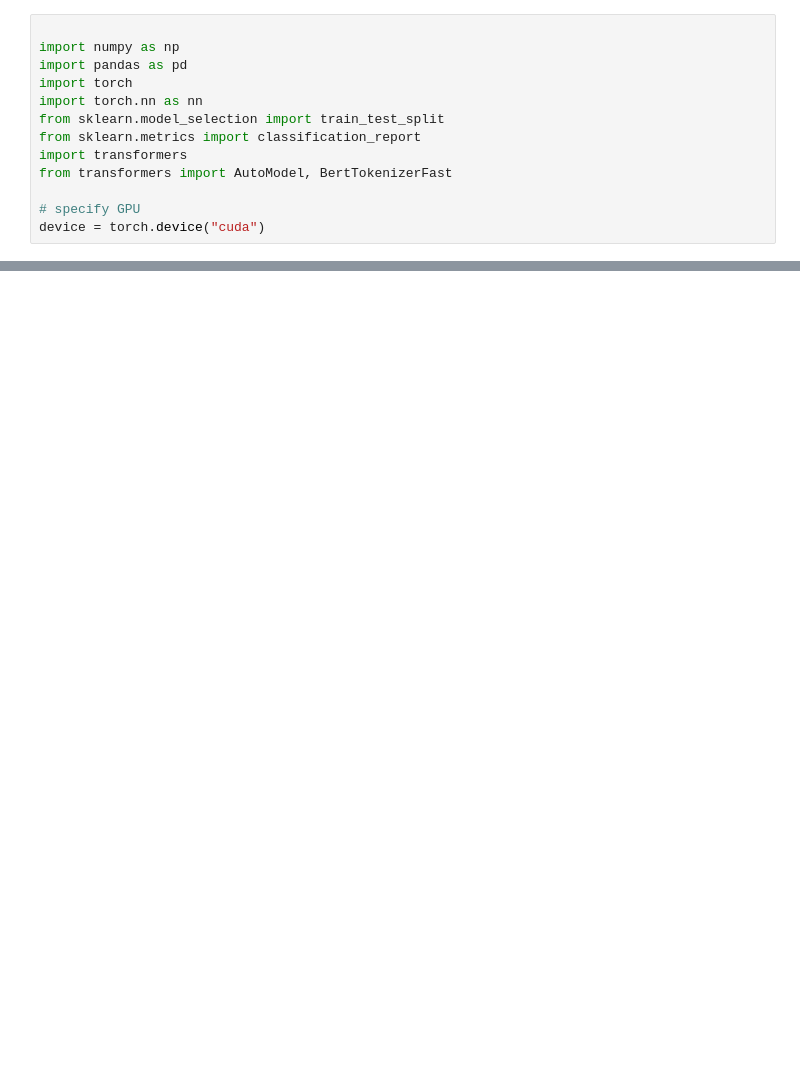
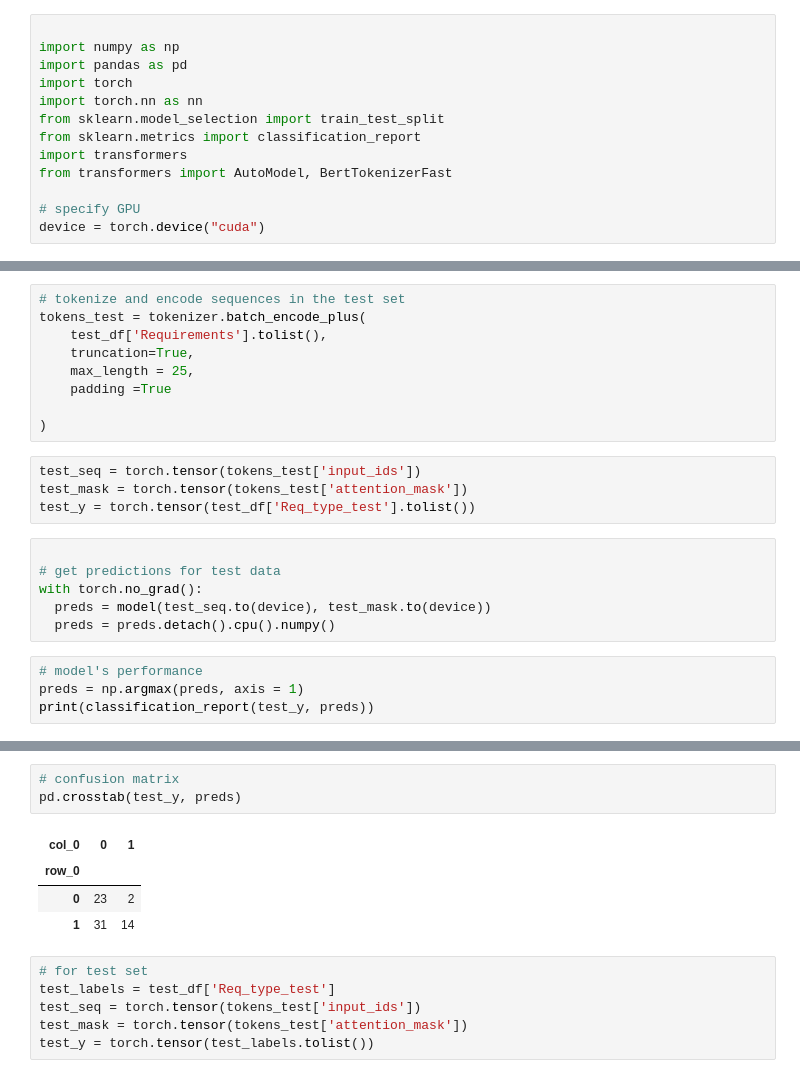
Before and after one commit to hjshah142/BERT-Fine-Tuning-Software-Requirements-Classification, a Jupyter notebook: Transformer.ipynb, the cells around one changed output, grey strips where cells are left out. Saved outputs shown, nothing was run; the diff lists cells and outputs as text; blank space fills up the shorter version.

```diff
--- a/Transformer.ipynb
+++ b/Transformer.ipynb
@@ -121,0 +487,23 @@ NameError: ignored
+# %%
+# tokenize and encode sequences in the test set
+tokens_test = tokenizer.batch_encode_plus(
+    test_df['Requirements'].tolist(),
+    truncation=True,
+    max_length = 25,
+    padding =True
+
+)
+# %%
+test_seq = torch.tensor(tokens_test['input_ids'])
+test_mask = torch.tensor(tokens_test['attention_mask'])
+test_y = torch.tensor(test_df['Req_type_test'].tolist())
+# %%
+
+# get predictions for test data
+with torch.no_grad():
+  preds = model(test_seq.to(device), test_mask.to(device))
+  preds = preds.detach().cpu().numpy()
+# %%
+# model's performance
+preds = np.argmax(preds, axis = 1)
+print(classification_report(test_y, preds))
@@ -121,0 +519,14 @@ NameError: ignored
+# %%
+# confusion matrix
+pd.crosstab(test_y, preds)
+# %% [output]
+| col_0 | 0 | 1 |
+| row_0 |  |  |
+| 0 | 23 | 2 |
+| 1 | 31 | 14 |
+# %%
+# for test set
+test_labels = test_df['Req_type_test']
+test_seq = torch.tensor(tokens_test['input_ids'])
+test_mask = torch.tensor(tokens_test['attention_mask'])
+test_y = torch.tensor(test_labels.tolist())
```
Also changed, not shown: parts of 45 cells of this notebook, 1 other file.
